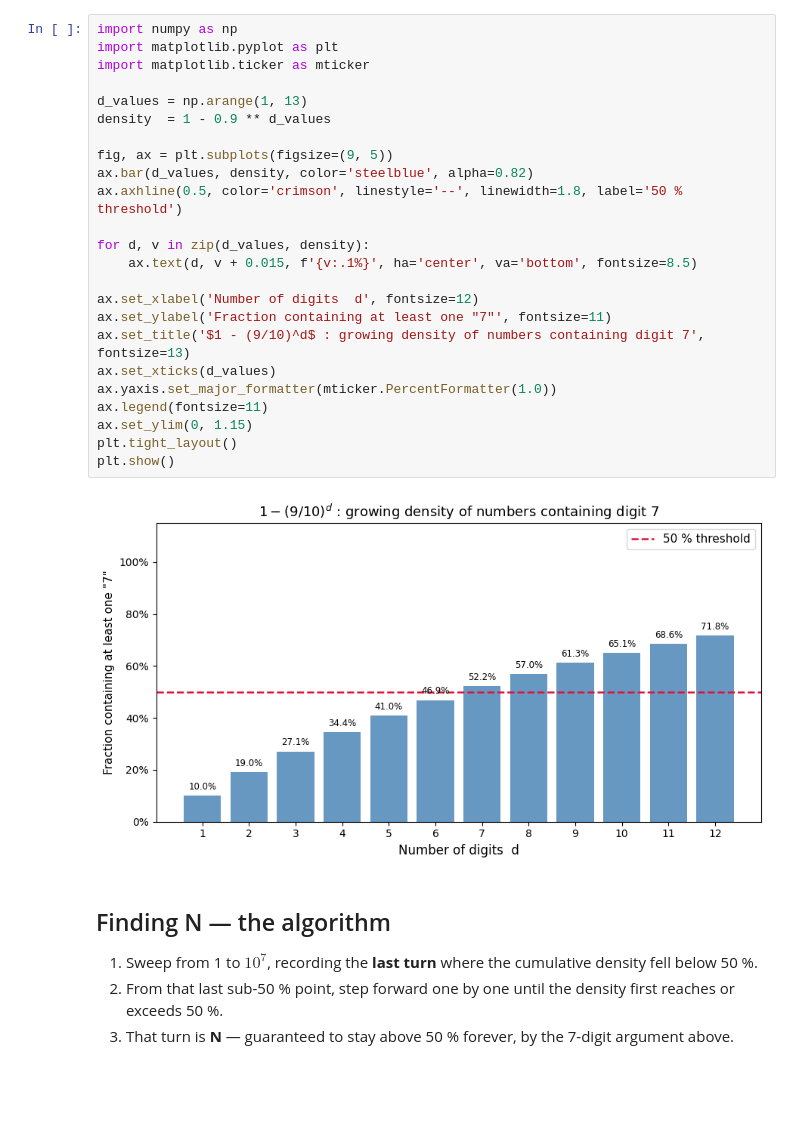
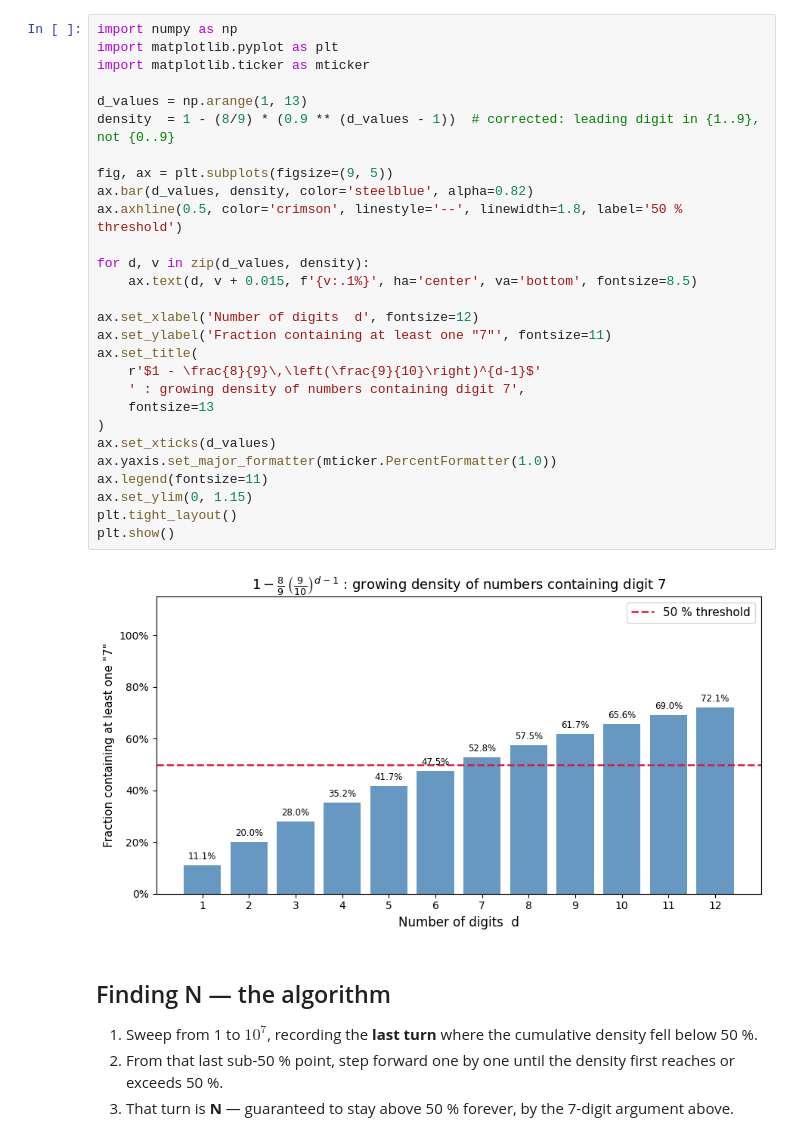
Before and after one commit to Clement-Lelievre/the_riddler, a Jupyter notebook: 04_17_2026_buzz_puzzle.ipynb, the cells around one changed output. Cells and saved outputs as stored; diff of their text form; blank space fills up the shorter version.

```diff
--- a/04_17_2026_buzz_puzzle.ipynb
+++ b/04_17_2026_buzz_puzzle.ipynb
@@ -35,29 +40,33 @@ If the crossing point is found before $10^7$, it is guaranteed never to dip back
 # %%
 import numpy as np
 import matplotlib.pyplot as plt
 import matplotlib.ticker as mticker
 
 d_values = np.arange(1, 13)
-density  = 1 - 0.9 ** d_values
+density  = 1 - (8/9) * (0.9 ** (d_values - 1))  # corrected: leading digit in {1..9}, not {0..9}
 
 fig, ax = plt.subplots(figsize=(9, 5))
 ax.bar(d_values, density, color='steelblue', alpha=0.82)
 ax.axhline(0.5, color='crimson', linestyle='--', linewidth=1.8, label='50 % threshold')
 
 for d, v in zip(d_values, density):
     ax.text(d, v + 0.015, f'{v:.1%}', ha='center', va='bottom', fontsize=8.5)
 
 ax.set_xlabel('Number of digits  d', fontsize=12)
 ax.set_ylabel('Fraction containing at least one "7"', fontsize=11)
-ax.set_title('$1 - (9/10)^d$ : growing density of numbers containing digit 7', fontsize=13)
+ax.set_title(
+    r'$1 - \frac{8}{9}\,\left(\frac{9}{10}\right)^{d-1}$'
+    ' : growing density of numbers containing digit 7',
+    fontsize=13
+)
 ax.set_xticks(d_values)
 ax.yaxis.set_major_formatter(mticker.PercentFormatter(1.0))
 ax.legend(fontsize=11)
 ax.set_ylim(0, 1.15)
 plt.tight_layout()
 plt.show()
 # %% [output]
-[figure, old version]
+[figure, new version]
 # %% [markdown]
 ## Finding N — the algorithm
 
```
Also changed, not shown: parts of 3 cells of this notebook.
